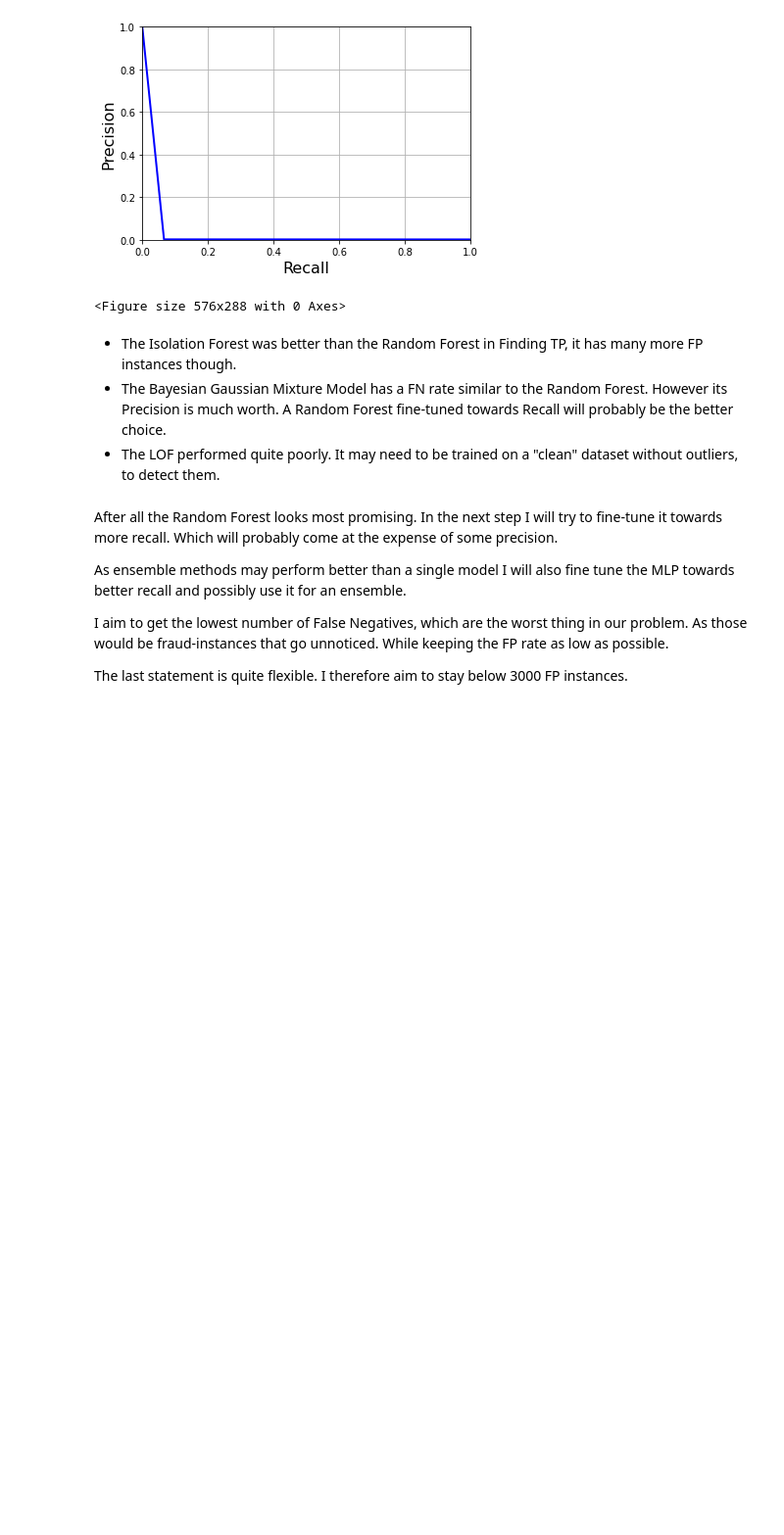
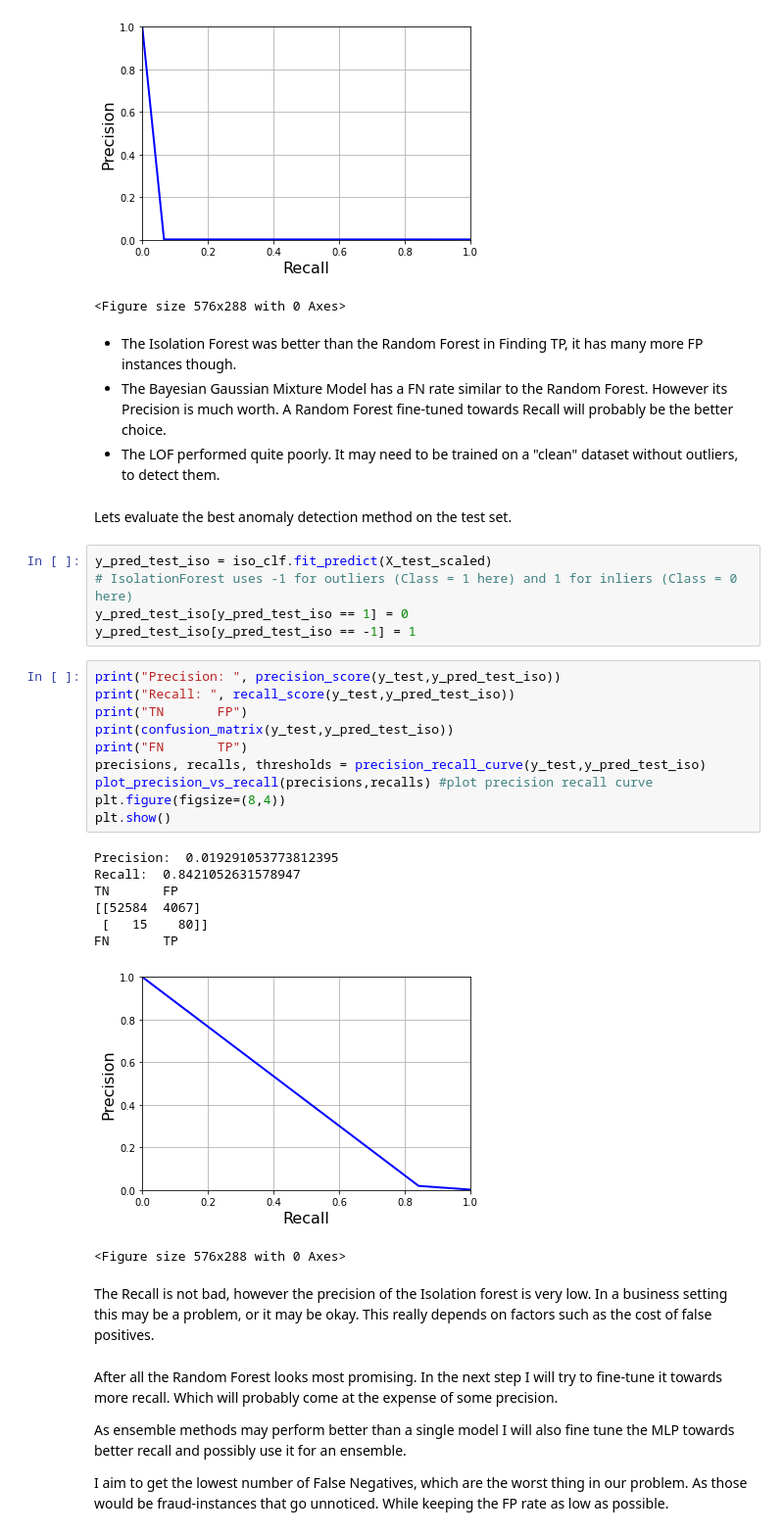
Before and after one commit to MerlinSchaefer/fraud_dectection, a Jupyter notebook: Data Prep & Model Selection.ipynb, the cells around one changed output. Shown at 98% size. Drawn from its saved outputs; the diff is of its cells as text; blank space fills up the shorter version.

```diff
--- a/Data Prep & Model Selection.ipynb
+++ b/Data Prep & Model Selection.ipynb
@@ -476,11 +465,37 @@ FN       TP
 - The Isolation Forest was better than the Random Forest in Finding TP, it has many more FP instances though.
 - The Bayesian Gaussian Mixture Model has a FN rate similar to the Random Forest. However its Precision is much worth. A Random Forest fine-tuned towards Recall will probably be the better choice.
 - The LOF performed quite poorly. It may need to be trained on a "clean" dataset without outliers, to detect them.
+# %% [markdown]
+Lets evaluate the best anomaly detection method on the test set.
+# %%
+y_pred_test_iso = iso_clf.fit_predict(X_test_scaled)
+# IsolationForest uses -1 for outliers (Class = 1 here) and 1 for inliers (Class = 0 here)
+y_pred_test_iso[y_pred_test_iso == 1] = 0
+y_pred_test_iso[y_pred_test_iso == -1] = 1
+# %%
+print("Precision: ", precision_score(y_test,y_pred_test_iso))
+print("Recall: ", recall_score(y_test,y_pred_test_iso))
+print("TN       FP")
+print(confusion_matrix(y_test,y_pred_test_iso))
+print("FN       TP")
+precisions, recalls, thresholds = precision_recall_curve(y_test,y_pred_test_iso)
+plot_precision_vs_recall(precisions,recalls) #plot precision recall curve
+plt.figure(figsize=(8,4))
+plt.show()
+# %% [output]
+Precision:  0.019291053773812395
+Recall:  0.8421052631578947
+TN       FP
+[[52584  4067]
+ [   15    80]]
+FN       TP
+[figure, added]
+<Figure size 576x288 with 0 Axes>
+# %% [markdown]
+The Recall is not bad, however the precision of the Isolation forest is very low. In a business setting this may be a problem, or it may be okay. This really depends on factors such as the cost of false positives.
 # %% [markdown]
 After all the Random Forest looks most promising. In the next step I will try to fine-tune it towards more recall. Which will probably come at the expense of some precision.
 
 As ensemble methods may perform better than a single model I will also fine tune the MLP towards better recall and possibly use it for an ensemble.
 
 I aim to get the lowest number of False Negatives, which are the worst thing in our problem. As those would be fraud-instances that go unnoticed. While keeping the FP rate as low as possible.
-
-The last statement is quite flexible. I therefore aim to stay below 3000 FP instances.
```
Also changed, not shown: parts of 6 cells of this notebook, 1 other file.
